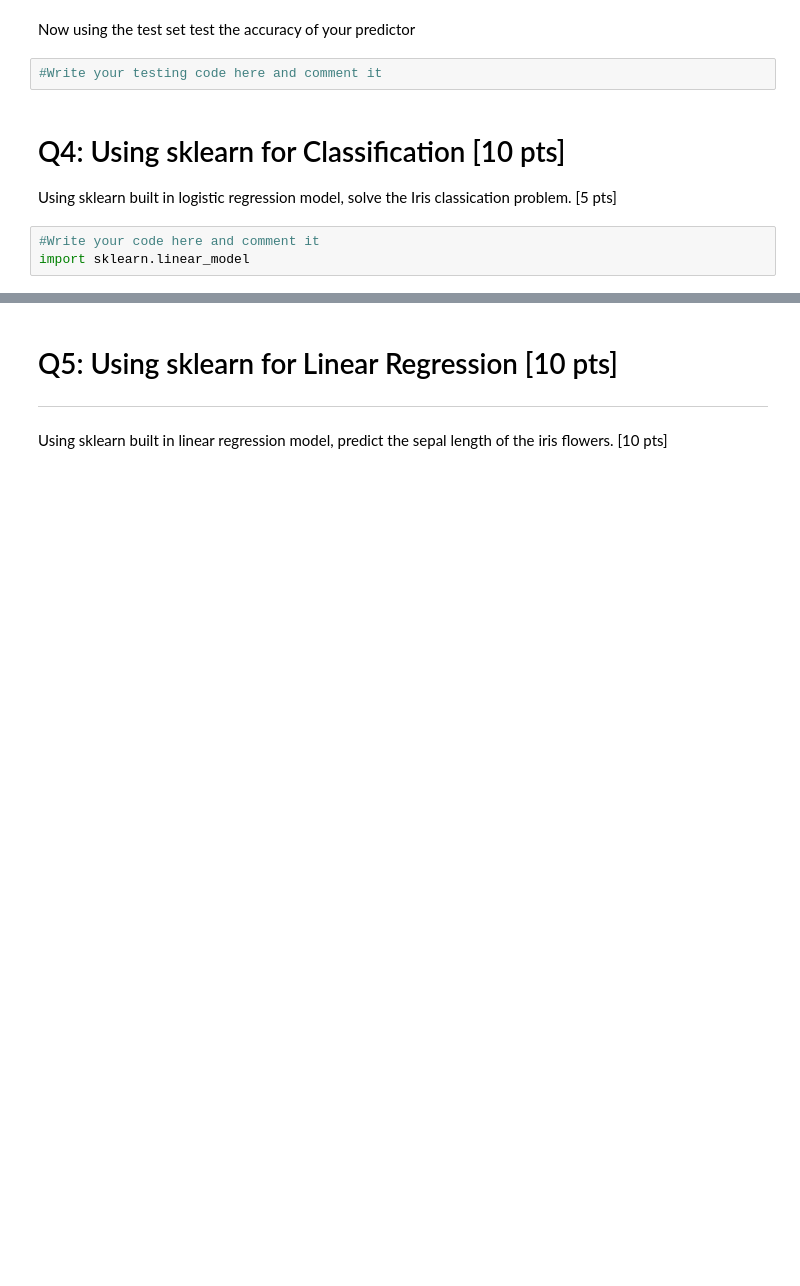
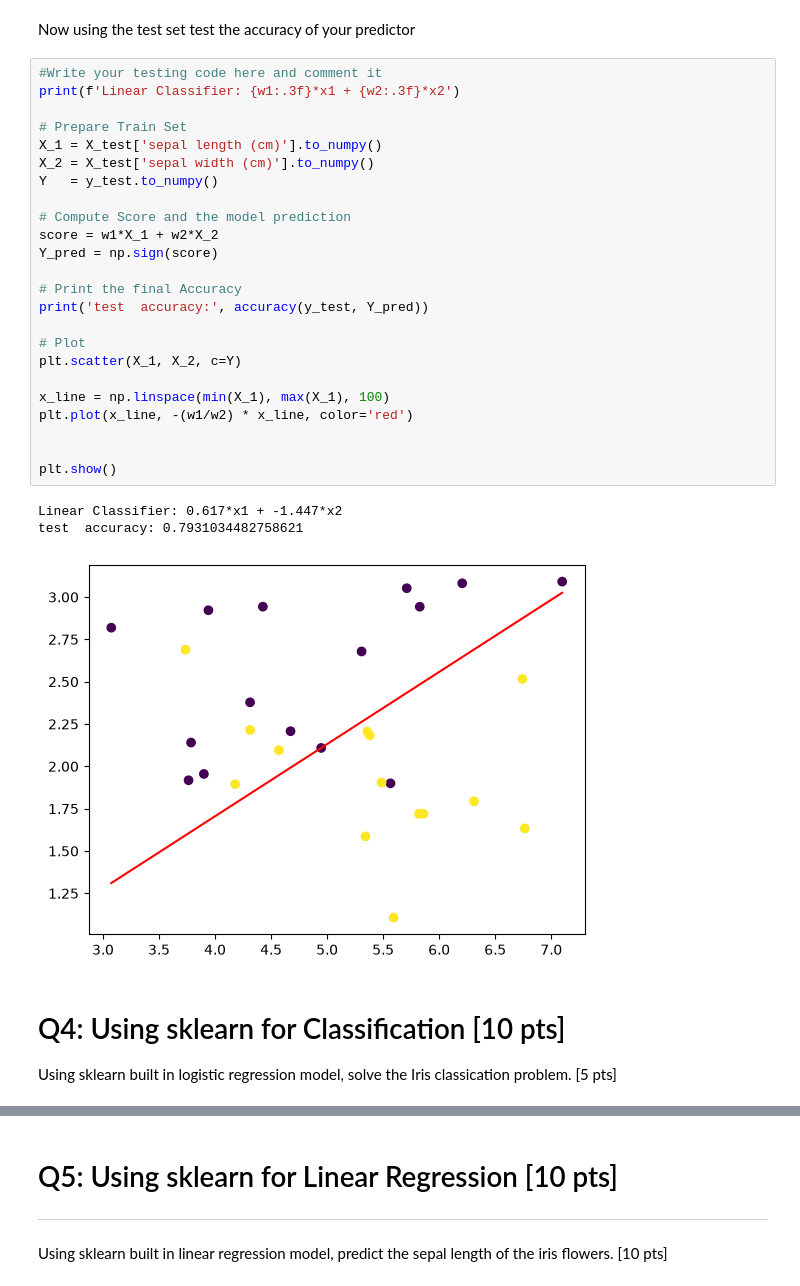
Before and after one commit to billylin609/SYDE522, a Jupyter notebook: src/assignment1/Yuchen_Lin-SYDE_522_F26_Assignment_1.ipynb, the cells around one changed output, grey strips where cells are left out. Saved outputs shown, nothing was run; the diff lists cells and outputs as text; blank space fills up the shorter version.

```diff
--- a/src/assignment1/Yuchen_Lin-SYDE_522_F26_Assignment_1.ipynb
+++ b/src/assignment1/Yuchen_Lin-SYDE_522_F26_Assignment_1.ipynb
@@ -176,11 +264,34 @@ Start with training predictions to create your predictor
 # %% [markdown]
 Now using the test set test the accuracy of your predictor
-# %%
-#Write your testing code here and comment it
+# %%
+#Write your testing code here and comment it
+print(f'Linear Classifier: {w1:.3f}*x1 + {w2:.3f}*x2')
+
+# Prepare Train Set
+X_1 = X_test['sepal length (cm)'].to_numpy()
+X_2 = X_test['sepal width (cm)'].to_numpy()
+Y   = y_test.to_numpy()
+
+# Compute Score and the model prediction
+score = w1*X_1 + w2*X_2
+Y_pred = np.sign(score)
+
+# Print the final Accuracy
+print('test  accuracy:', accuracy(y_test, Y_pred))
+
+# Plot
+plt.scatter(X_1, X_2, c=Y)
+
+x_line = np.linspace(min(X_1), max(X_1), 100)
+plt.plot(x_line, -(w1/w2) * x_line, color='red')
+
+
+plt.show()
+# %% [output]
+Linear Classifier: 0.617*x1 + -1.447*x2
+test  accuracy: 0.7931034482758621
+[figure, added]
 # %% [markdown]
 # Q4: Using sklearn for Classification [10 pts]
 
 Using sklearn built in logistic regression model, solve the Iris classication problem. [5 pts]
-# %%
-#Write your code here and comment it
-import sklearn.linear_model
```
Also changed, not shown: parts of 13 cells of this notebook.
